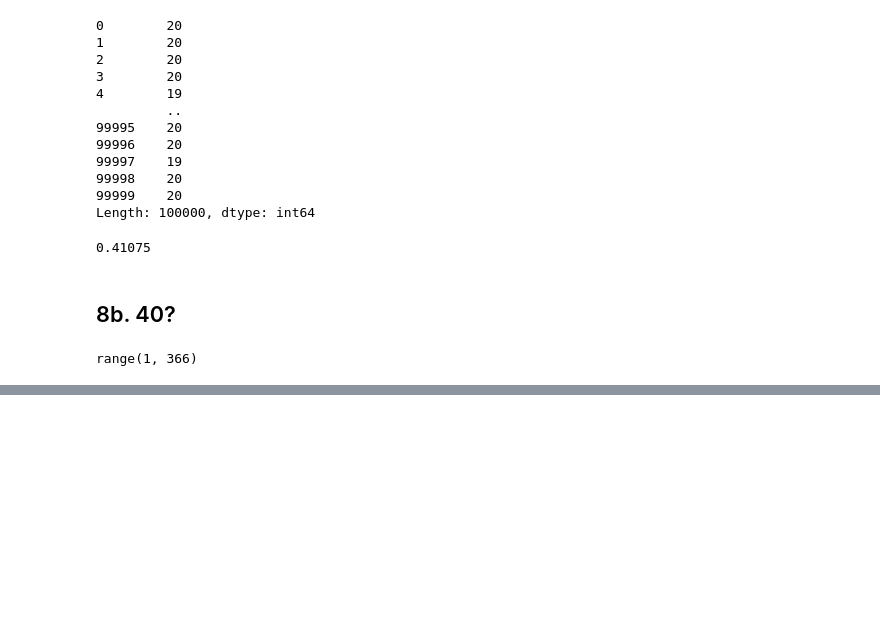
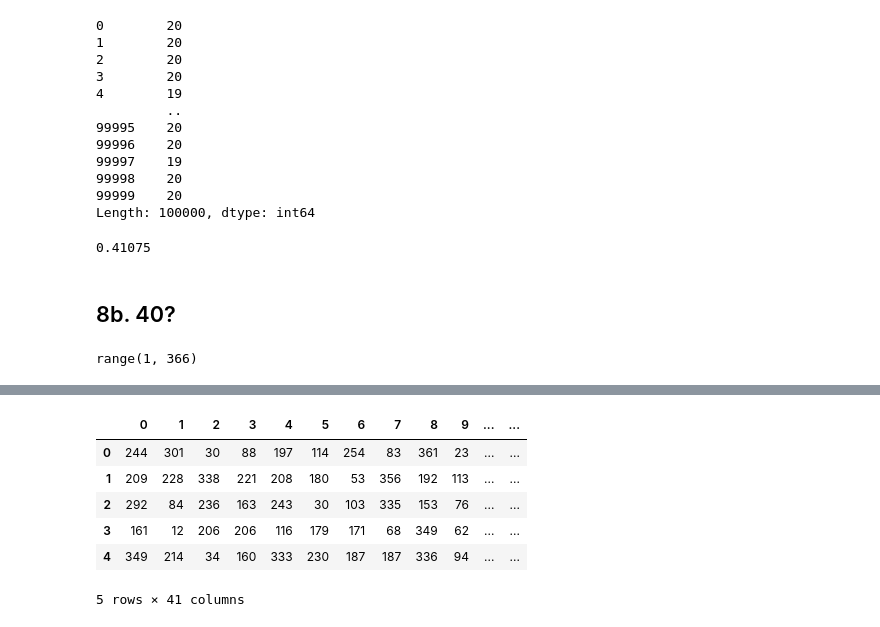
Before and after one commit to o0amandagomez0o/statistics-exercises, a Jupyter notebook: simulation.ipynb, the cells around one changed output, grey strips where cells are left out. Cells and saved outputs as stored; diff of their text form; code cells hidden in the pictures; blank space fills up the shorter version.

```diff
--- a/simulation.ipynb
+++ b/simulation.ipynb
@@ -447,0 +453,11 @@ id_bdays.mean()
+# %%
+room["no_uni_bdays"] = room.nunique(axis=1)
+room.head()
+# %% [output]
+|  | 0 | 1 | 2 | 3 | 4 | 5 | 6 | 7 | 8 | 9 | ... | ... |
+| 0 | 244 | 301 | 30 | 88 | 197 | 114 | 254 | 83 | 361 | 23 | ... | ... |
+| 1 | 209 | 228 | 338 | 221 | 208 | 180 | 53 | 356 | 192 | 113 | ... | ... |
+| 2 | 292 | 84 | 236 | 163 | 243 | 30 | 103 | 335 | 153 | 76 | ... | ... |
+| 3 | 161 | 12 | 206 | 206 | 116 | 179 | 171 | 68 | 349 | 62 | ... | ... |
+| 4 | 349 | 214 | 34 | 160 | 333 | 230 | 187 | 187 | 336 | 94 | ... | ... |
+5 rows × 41 columns
```
Also changed, not shown: parts of 10 cells of this notebook.
